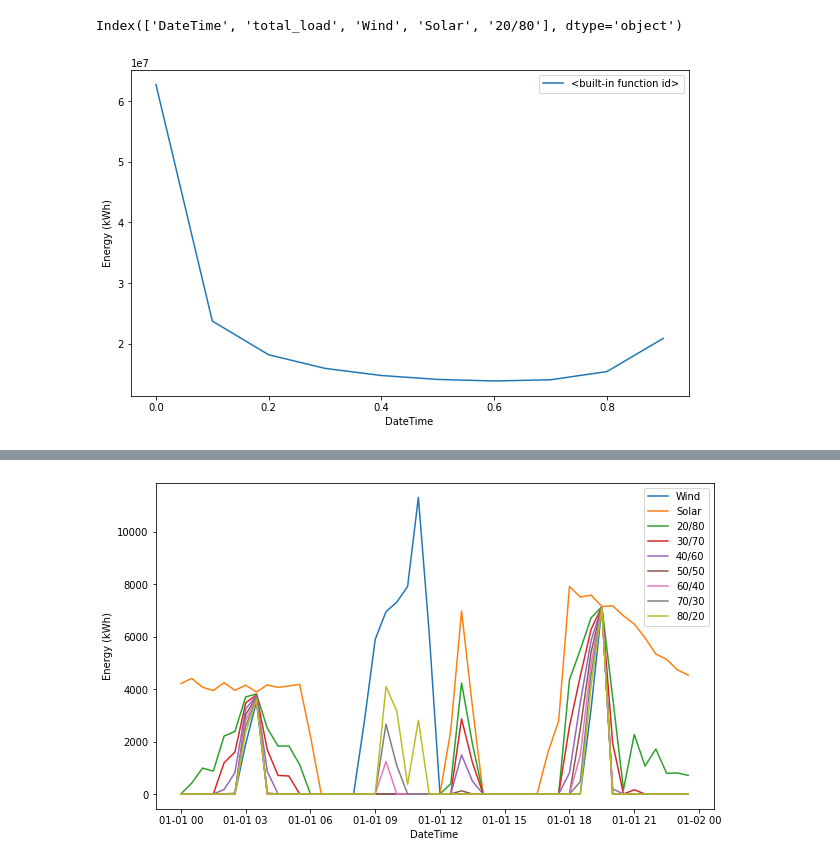
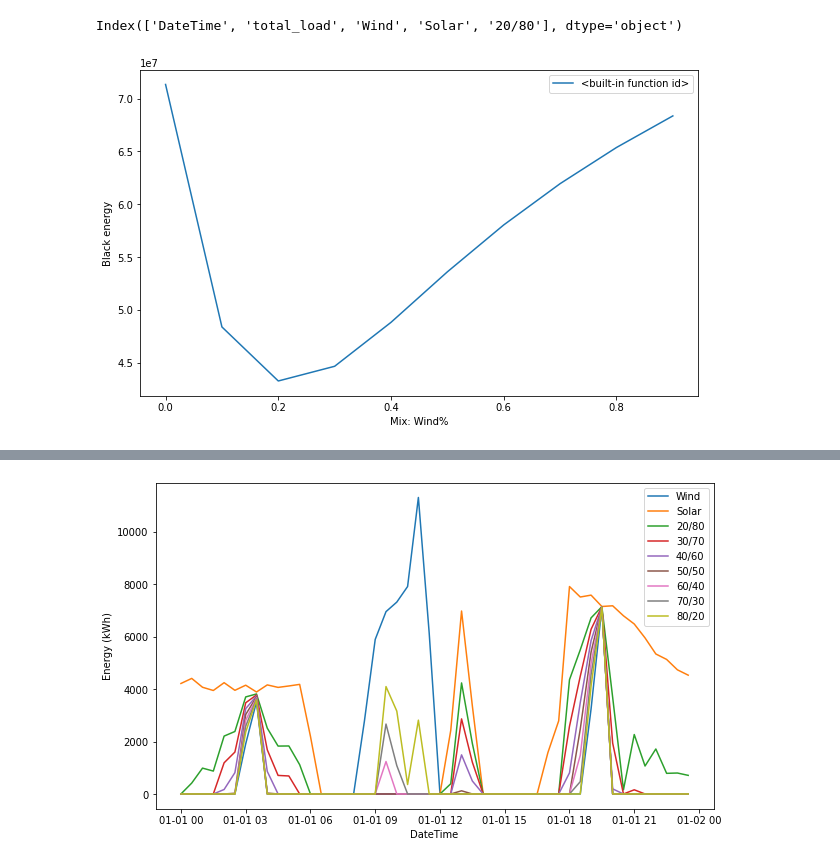
Before and after one commit to EllieKallmier/ppa_analysis, a Jupyter notebook: test_notebook.ipynb, the cells around one changed output, grey strips where cells are left out. Drawn from its saved outputs; the diff is of its cells as text; code cells hidden in the pictures.

```diff
--- a/test_notebook.ipynb
+++ b/test_notebook.ipynb
@@ -50,24 +50,25 @@ Index(['DateTime', 'total_load', 'Wind', 'Solar', '20/80'], dtype='object')
 # %%
 black_energy = []
 
 for i in np.arange(0, 1, 0.1):
     name = str(i*100) + '/' + str((1-i)*100)
     gen_profiles = hybrid.create_hybrid(profiles, [('Wind', i), ('Solar', (1-i))], name)
+    gen_profiles = hybrid.scale_gen_profile(gen_profiles, ['Wind', 'Solar', name], scaling_period='Yearly')
     residual_profile = residuals.calc(gen_profiles, load_id='total_load', generator_id=name)
     resi = pd.DataFrame(data=residual_profile).set_index('DateTime')
     black_energy.append(np.sum(resi['Black']))
 
 #print(black_energy)
 
 
 plt.figure(figsize=(10,6))
 plt.plot(np.arange(0, 1, 0.1), black_energy, label=id)
-plt.xlabel('DateTime')
-plt.ylabel('Energy (kWh)')
+plt.xlabel('Mix: Wind%')
+plt.ylabel('Black energy')
 plt.legend(loc='upper right')
 plt.show()
 # %% [output]
-[figure, old version]
+[figure, new version]
 # %%
 black_energy = []
 for i in np.arange(0.1, 1, 0.1):
```
Also changed, not shown: parts of 4 cells of this notebook.
